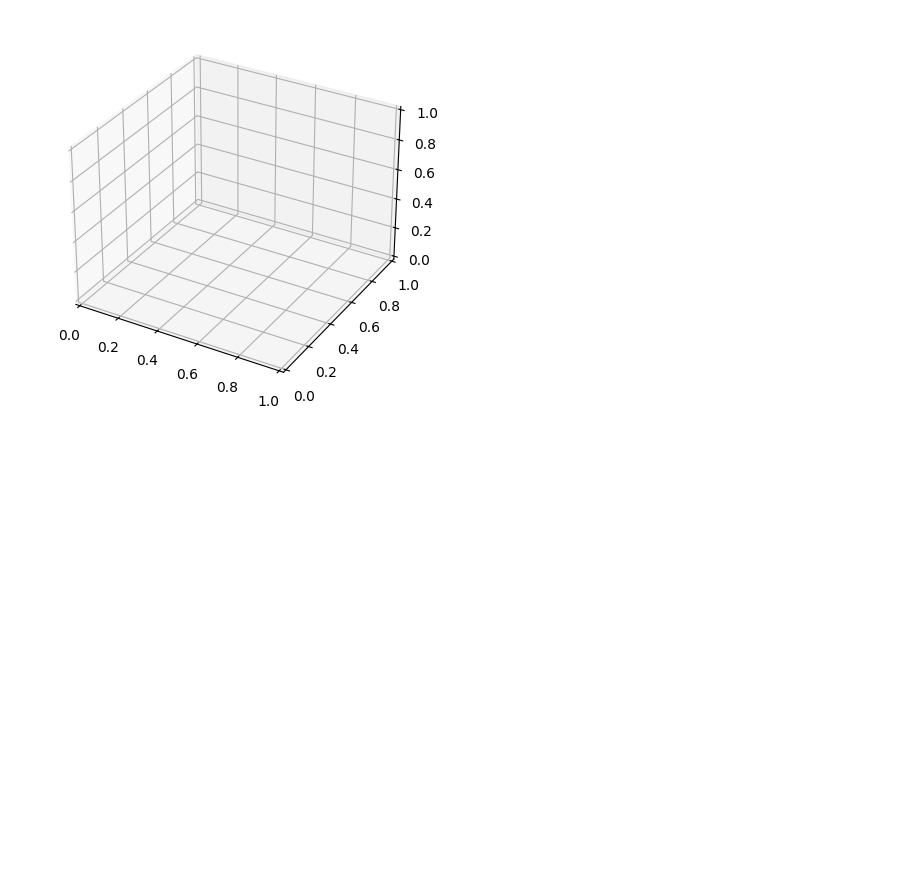
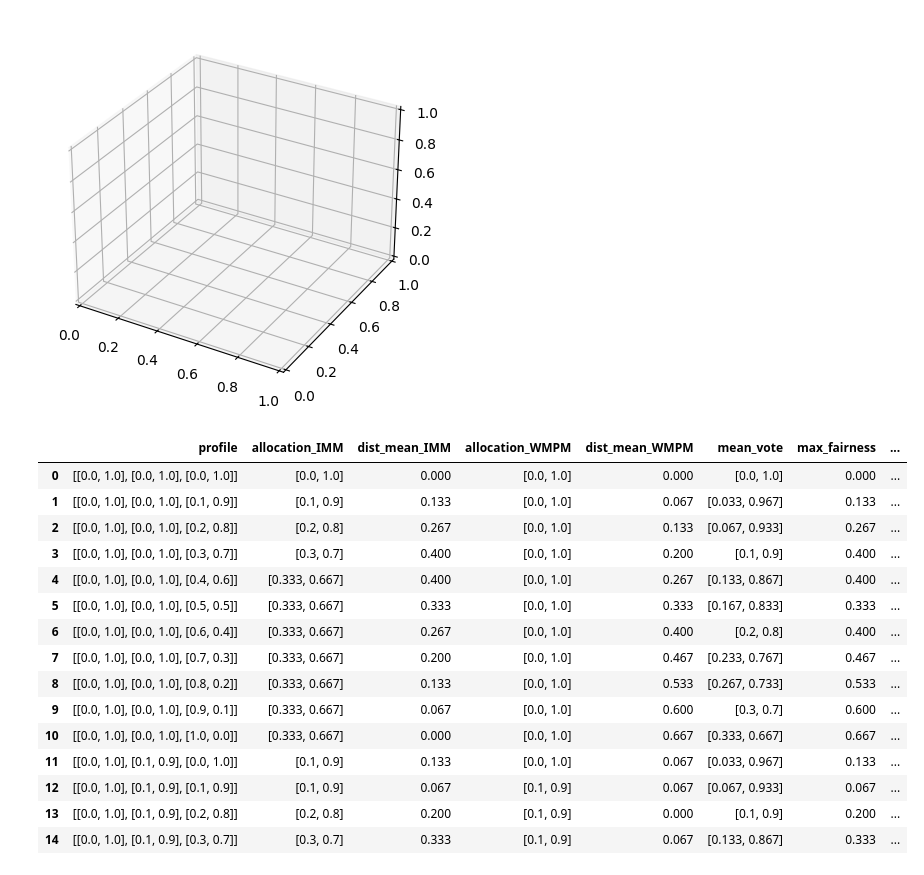
Before and after one commit to tanhl30/FYP, a Jupyter notebook: main3.ipynb, the cells around one changed output. Cells and saved outputs as stored; diff of their text form; code cells hidden in the pictures; blank space fills up the shorter version.

```diff
--- a/main3.ipynb
+++ b/main3.ipynb
@@ -144,3 +144,22 @@ fig = plt.figure()
 ax = plt.axes(projection='3d')
 # %% [output]
 [figure]
+# %%
+df.head(15)
+# %% [output]
+|  | profile | allocation_IMM | dist_mean_IMM | allocation_WMPM | dist_mean_WMPM | mean_vote | max_fairness | ... |
+| 0 | [[0.0, 1.0], [0.0, 1.0], [0.0, 1.0]] | [0.0, 1.0] | 0.000 | [0.0, 1.0] | 0.000 | [0.0, 1.0] | 0.000 | ... |
+| 1 | [[0.0, 1.0], [0.0, 1.0], [0.1, 0.9]] | [0.1, 0.9] | 0.133 | [0.0, 1.0] | 0.067 | [0.033, 0.967] | 0.133 | ... |
+| 2 | [[0.0, 1.0], [0.0, 1.0], [0.2, 0.8]] | [0.2, 0.8] | 0.267 | [0.0, 1.0] | 0.133 | [0.067, 0.933] | 0.267 | ... |
+| 3 | [[0.0, 1.0], [0.0, 1.0], [0.3, 0.7]] | [0.3, 0.7] | 0.400 | [0.0, 1.0] | 0.200 | [0.1, 0.9] | 0.400 | ... |
+| 4 | [[0.0, 1.0], [0.0, 1.0], [0.4, 0.6]] | [0.333, 0.667] | 0.400 | [0.0, 1.0] | 0.267 | [0.133, 0.867] | 0.400 | ... |
+| 5 | [[0.0, 1.0], [0.0, 1.0], [0.5, 0.5]] | [0.333, 0.667] | 0.333 | [0.0, 1.0] | 0.333 | [0.167, 0.833] | 0.333 | ... |
+| 6 | [[0.0, 1.0], [0.0, 1.0], [0.6, 0.4]] | [0.333, 0.667] | 0.267 | [0.0, 1.0] | 0.400 | [0.2, 0.8] | 0.400 | ... |
+| 7 | [[0.0, 1.0], [0.0, 1.0], [0.7, 0.3]] | [0.333, 0.667] | 0.200 | [0.0, 1.0] | 0.467 | [0.233, 0.767] | 0.467 | ... |
+| 8 | [[0.0, 1.0], [0.0, 1.0], [0.8, 0.2]] | [0.333, 0.667] | 0.133 | [0.0, 1.0] | 0.533 | [0.267, 0.733] | 0.533 | ... |
+| 9 | [[0.0, 1.0], [0.0, 1.0], [0.9, 0.1]] | [0.333, 0.667] | 0.067 | [0.0, 1.0] | 0.600 | [0.3, 0.7] | 0.600 | ... |
+| 10 | [[0.0, 1.0], [0.0, 1.0], [1.0, 0.0]] | [0.333, 0.667] | 0.000 | [0.0, 1.0] | 0.667 | [0.333, 0.667] | 0.667 | ... |
+| 11 | [[0.0, 1.0], [0.1, 0.9], [0.0, 1.0]] | [0.1, 0.9] | 0.133 | [0.0, 1.0] | 0.067 | [0.033, 0.967] | 0.133 | ... |
+| 12 | [[0.0, 1.0], [0.1, 0.9], [0.1, 0.9]] | [0.1, 0.9] | 0.067 | [0.1, 0.9] | 0.067 | [0.067, 0.933] | 0.067 | ... |
+| 13 | [[0.0, 1.0], [0.1, 0.9], [0.2, 0.8]] | [0.2, 0.8] | 0.200 | [0.1, 0.9] | 0.000 | [0.1, 0.9] | 0.200 | ... |
+| 14 | [[0.0, 1.0], [0.1, 0.9], [0.3, 0.7]] | [0.3, 0.7] | 0.333 | [0.1, 0.9] | 0.067 | [0.133, 0.867] | 0.333 | ... |
```
Also changed, not shown: parts of 1 cell of this notebook, 3 other files.
